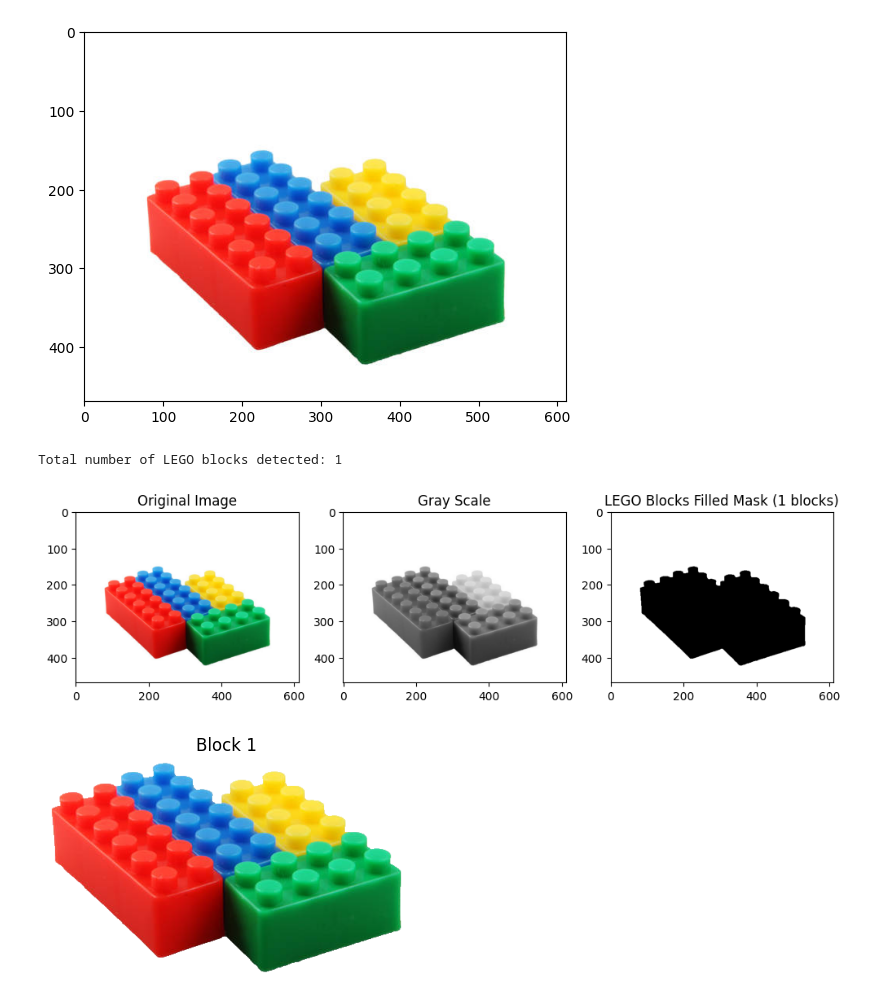
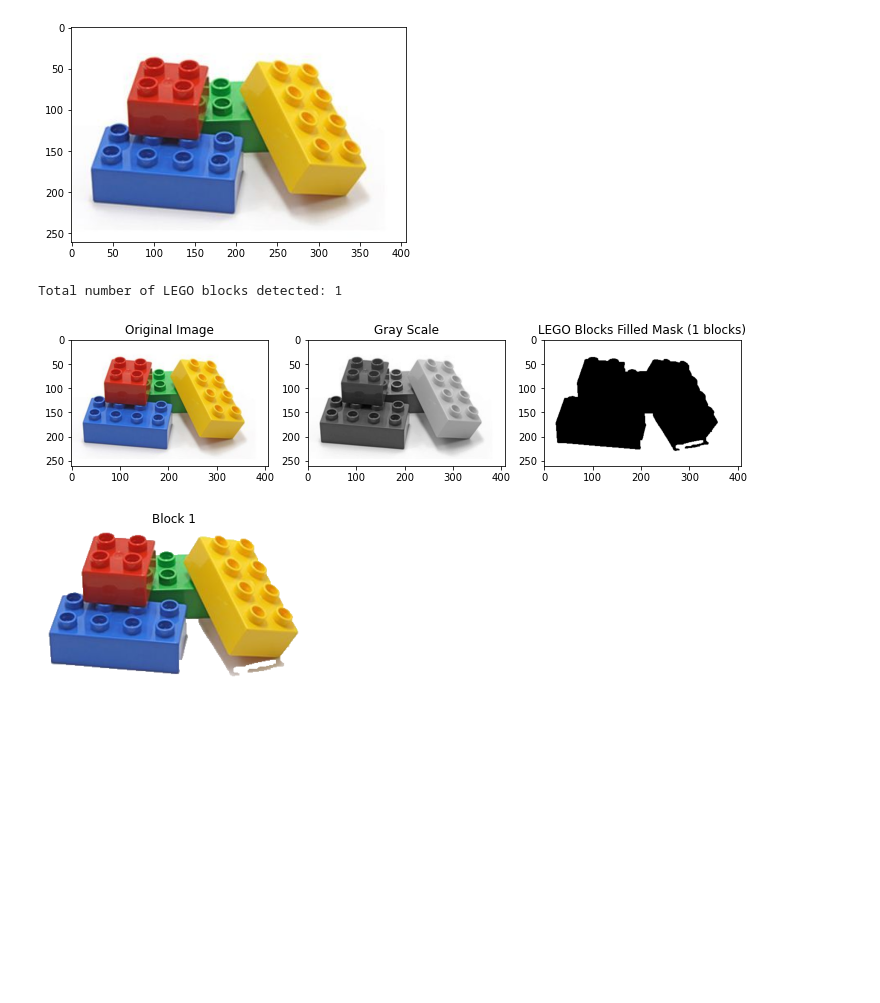
Before and after one commit to lanawalsh/Lego-Fishing, a Jupyter notebook: Lego_Fishing_Project.ipynb, the cells around one changed output. Saved outputs shown, nothing was run; the diff lists cells and outputs as text; code cells hidden in the pictures; blank space fills up the shorter version.

Commit message:
adding more lego images

```diff
--- a/Lego_Fishing_Project.ipynb
+++ b/Lego_Fishing_Project.ipynb
@@ -5,17 +5,17 @@ import numpy as np
 from matplotlib import pyplot as plt
 import os
 # %%
-I = cv2.imread('Pictures/lego_5.jpg')
+I = cv2.imread('Pictures/lego_4.jpeg')
 I_rgb = cv2.cvtColor(I, cv2.COLOR_BGR2RGB)
 
 if I is None:
     print("Error: Could not load image. Check file path and format.")
     exit()
 
 plt.imshow(I_rgb)
 plt.show()
 # %% [output]
-[figure, old version]
+[figure, new version]
 # %%
 # Grayscale + blur
 I_gray = cv2.cvtColor(I, cv2.COLOR_BGR2GRAY)
@@ -65,7 +65,7 @@ plt.title(f"LEGO Blocks Filled Mask ({len(lego_contours)} blocks)")
 plt.show()
 # %% [output]
 Total number of LEGO blocks detected: 1
-[figure, old version]
+[figure, new version]
 # %%
 # Calculate grid size for displaying all blocks
 num_blocks = len(lego_contours)
@@ -108,7 +108,7 @@ for idx, contour in enumerate(lego_contours, 1):
 plt.tight_layout()
 plt.show()
 # %% [output]
-[figure, old version]
+[figure, new version]
 # %%
 # HSV color ranges for LEGO colors
 color_ranges = {
```
Also changed, not shown: parts of 2 cells of this notebook, 2 other files.
